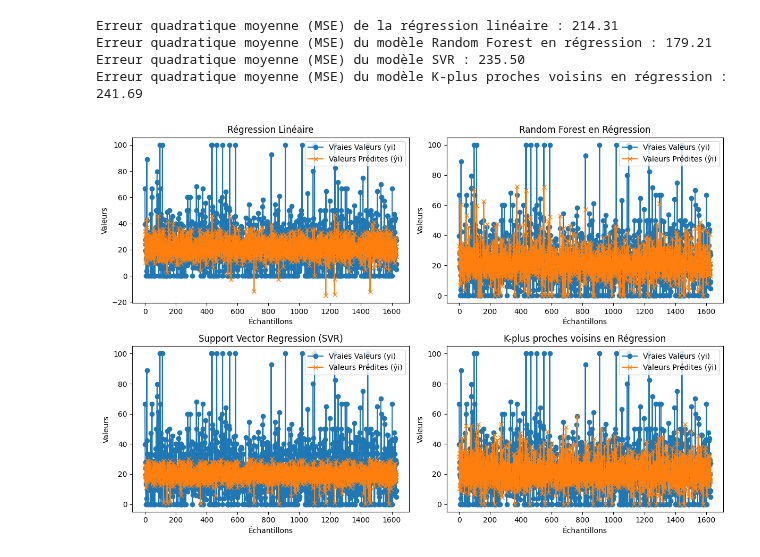
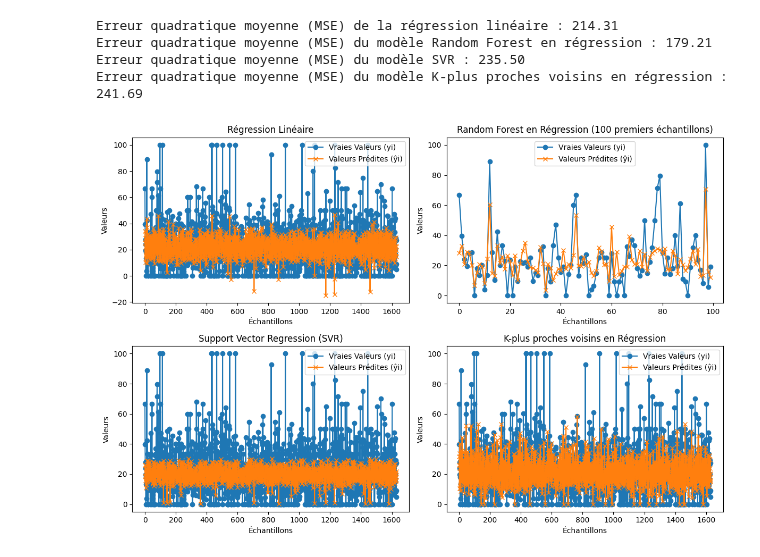
Before and after one commit to MatteoGentili/Apprentissage_Automatique_Project, a Jupyter notebook: Python_files/train.ipynb, the cells around one changed output. Drawn from its saved outputs; the diff is of its cells as text; code cells hidden in the pictures.

```diff
--- a/Python_files/train.ipynb
+++ b/Python_files/train.ipynb
@@ -14,7 +15,7 @@ import numpy as np
 # %%
 # file csv to panda
 
-nom_du_fichier_csv = 'Python_files/csv_files/retard_train_bdd_clean.csv'
+nom_du_fichier_csv = '/Users/marche/Documents/Centrale 3A/Apprentissage_Automatique_Project/Python_files/csv_files/retard_train_bdd_clean.csv'
 
 data = pd.read_csv(nom_du_fichier_csv)
 # %%
@@ -107,34 +108,43 @@ plt.ylabel("Valeurs")
 plt.title("Régression Linéaire")
 plt.legend()
 
 # Modèle Random Forest en régression
+#plt.subplot(222)
+#plt.plot(np.arange(len(y_test)), y_test, label="Vraies Valeurs (yi)", marker='o')
+#plt.plot(np.arange(len(y_test)), random_forest_predictions, label="Valeurs Prédites (ŷi)", marker='x')
+#plt.xlabel("Échantillons")
+#plt.ylabel("Valeurs")
+#plt.title("Random Forest en Régression")
+#plt.legend()
+
+# Modèle Random Forest en régression
 plt.subplot(222)
-plt.plot(np.arange(len(y_test)), y_test, label="Vraies Valeurs (yi)", marker='o')
-plt.plot(np.arange(len(y_test)), random_forest_predictions, label="Valeurs Prédites (ŷi)", marker='x')
+plt.plot(np.arange(100), y_test[:100], label="Vraies Valeurs (yi)", marker='o')
+plt.plot(np.arange(100), random_forest_predictions[:100], label="Valeurs Prédites (ŷi)", marker='x')
 plt.xlabel("Échantillons")
 plt.ylabel("Valeurs")
-plt.title("Random Forest en Régression")
+plt.title("Random Forest en Régression (100 premiers échantillons)")
 plt.legend()
 
 # Modèle SVR
 plt.subplot(223)
 plt.plot(np.arange(len(y_test)), y_test, label="Vraies Valeurs (yi)", marker='o')
 plt.plot(np.arange(len(y_test)), svr_predictions, label="Valeurs Prédites (ŷi)", marker='x')
 plt.xlabel("Échantillons")
 plt.ylabel("Valeurs")
 plt.title("Support Vector Regression (SVR)")
 plt.legend()
 
 # Modèle K-plus proches voisins en régression
 plt.subplot(224)
 plt.plot(np.arange(len(y_test)), y_test, label="Vraies Valeurs (yi)", marker='o')
 plt.plot(np.arange(len(y_test)), knn_predictions, label="Valeurs Prédites (ŷi)", marker='x')
 plt.xlabel("Échantillons")
 plt.ylabel("Valeurs")
 plt.title("K-plus proches voisins en Régression")
 plt.legend()
 
 plt.tight_layout()
 plt.show()
 # %% [output]
-[figure, old version]
+[figure, new version]
```
Also changed, not shown: parts of 4 cells of this notebook, 1 other file.
